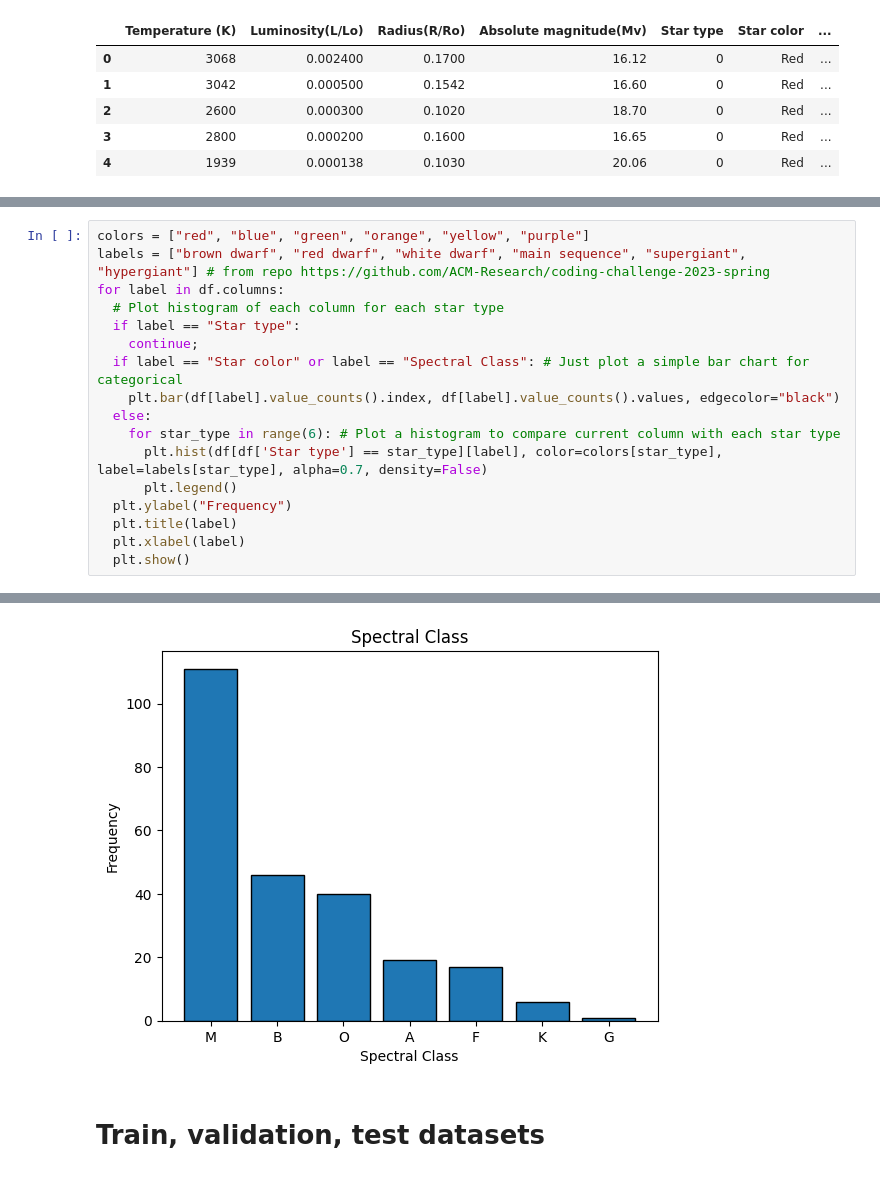
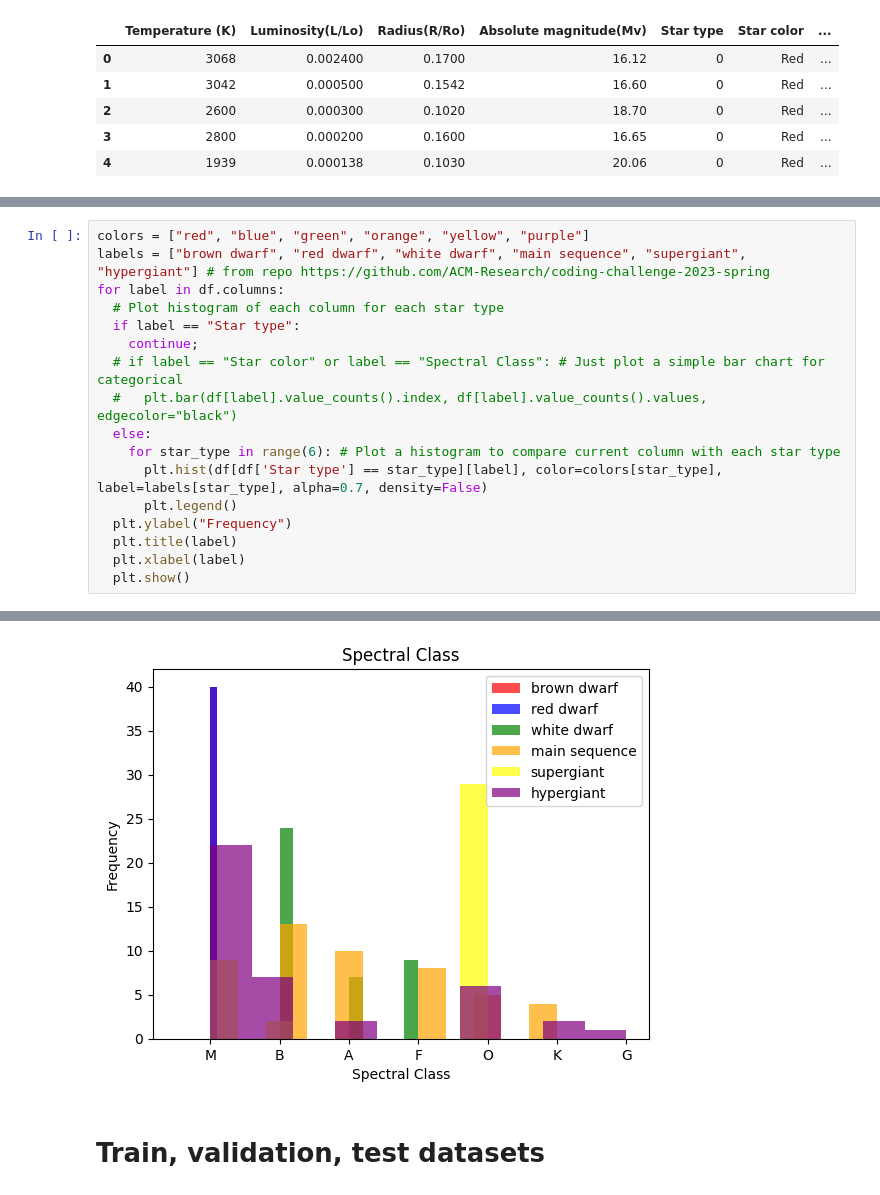
Before and after one commit to danielsuhcompsci/stars-stuff, a Jupyter notebook: Star_dataset.ipynb, the cells around one changed output, grey strips where cells are left out. Drawn from its saved outputs; the diff is of its cells as text.

```diff
--- a/Star_dataset.ipynb
+++ b/Star_dataset.ipynb
@@ -68,8 +73,8 @@ for label in df.columns:
   # Plot histogram of each column for each star type
   if label == "Star type":
     continue;
-  if label == "Star color" or label == "Spectral Class": # Just plot a simple bar chart for categorical
-    plt.bar(df[label].value_counts().index, df[label].value_counts().values, edgecolor="black")
+  # if label == "Star color" or label == "Spectral Class": # Just plot a simple bar chart for categorical
+  #   plt.bar(df[label].value_counts().index, df[label].value_counts().values, edgecolor="black")
   else:
     for star_type in range(6): # Plot a histogram to compare current column with each star type
       plt.hist(df[df['Star type'] == star_type][label], color=colors[star_type], label=labels[star_type], alpha=0.7, density=False)
@@ -87,4 +92,4 @@ for label in df.columns:
-[figure, old version]
+[figure, new version]
 # %% [markdown]
 # Train, validation, test datasets
 # %%
```
Also changed, not shown: parts of 7 cells of this notebook.
